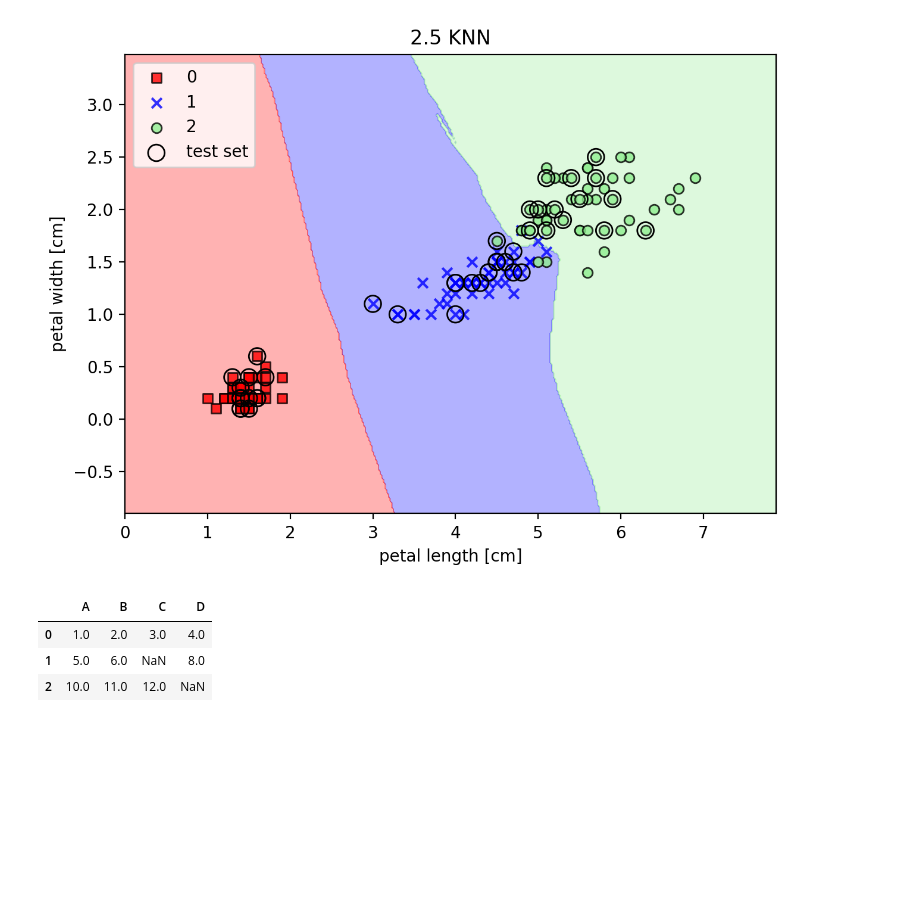
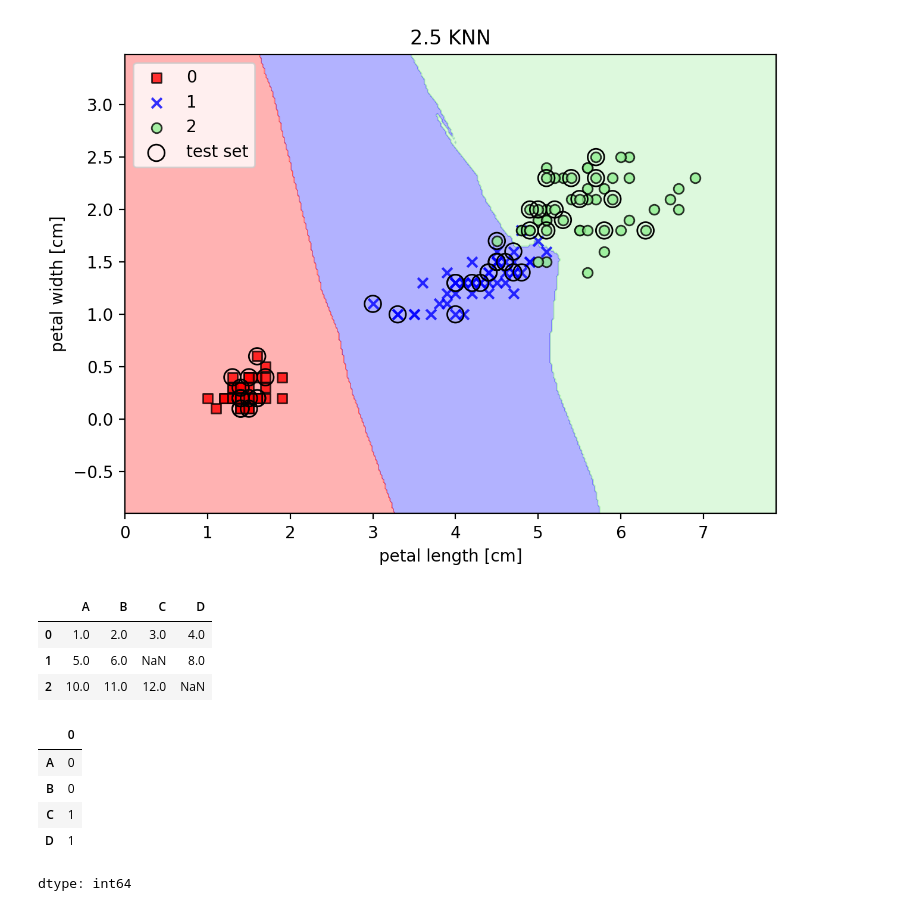
Before and after one commit to dae9999nam/COMP3314, a Jupyter notebook: COMP3314_Machine_Learning.ipynb, the cells around one changed output. Drawn from its saved outputs; the diff is of its cells as text; code cells hidden in the pictures; blank space fills up the shorter version.

```diff
--- a/COMP3314_Machine_Learning.ipynb
+++ b/COMP3314_Machine_Learning.ipynb
@@ -719,3 +719,15 @@ df
 | 0 | 1.0 | 2.0 | 3.0 | 4.0 |
 | 1 | 5.0 | 6.0 | NaN | 8.0 |
 | 2 | 10.0 | 11.0 | 12.0 | NaN |
+# %%
+#Using isnull() method to return a Dataframe with Boolean values
+#data is missing = True, contains a numeric value = False
+#sum() to count the number of missing values per column
+df.isnull().sum()
+# %% [output]
+|  | 0 |
+| A | 0 |
+| B | 0 |
+| C | 1 |
+| D | 1 |
+dtype: int64
```
Also changed, not shown: parts of 1 cell of this notebook.
